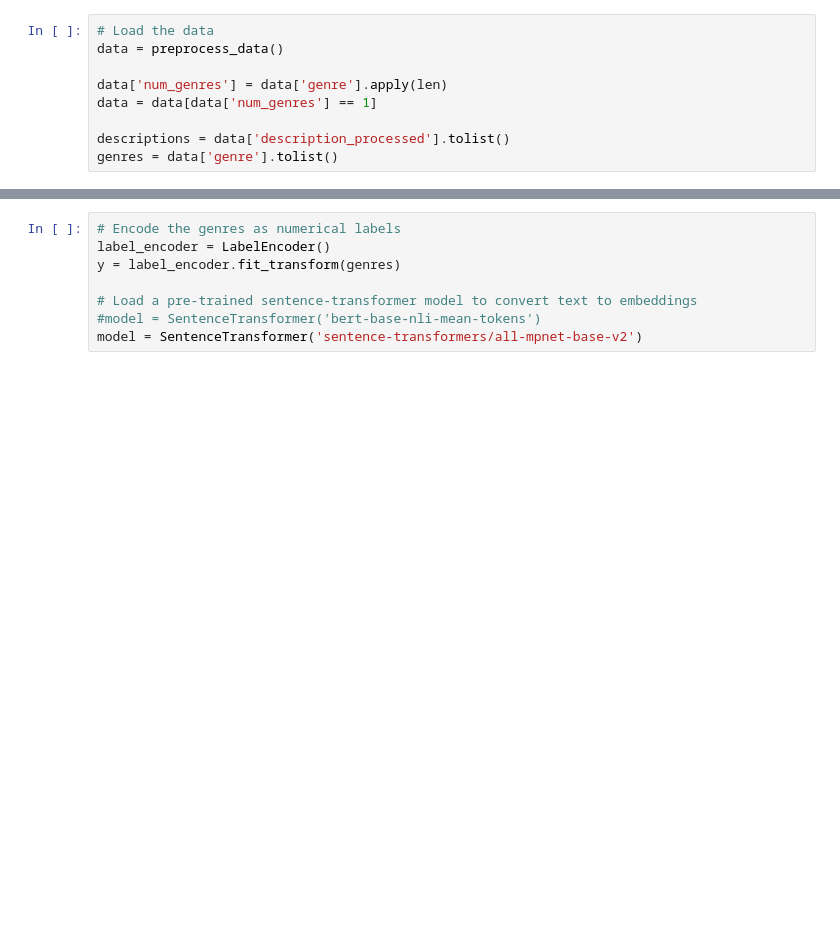
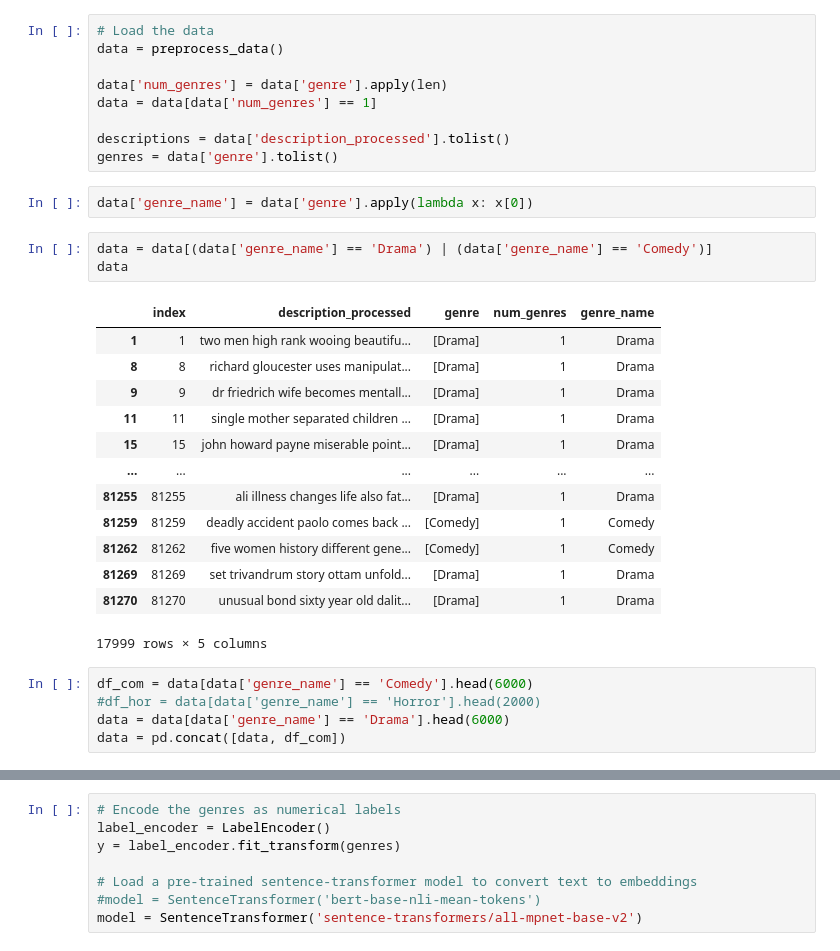
Before and after one commit to yarden4998/DataAnalysisAndVisualizationProject, a Jupyter notebook: dataanalysisvisualizationfiles/code/ANN_as_clustering.ipynb, the cells around one changed output, grey strips where cells are left out. Cells and saved outputs as stored; diff of their text form; blank space fills up the shorter version.

```diff
--- a/dataanalysisvisualizationfiles/code/ANN_as_clustering.ipynb
+++ b/dataanalysisvisualizationfiles/code/ANN_as_clustering.ipynb
@@ -22,3 +23,27 @@ data = data[data['num_genres'] == 1]
 
 descriptions = data['description_processed'].tolist()
 genres = data['genre'].tolist()
+# %%
+data['genre_name'] = data['genre'].apply(lambda x: x[0])
+# %%
+data = data[(data['genre_name'] == 'Drama') | (data['genre_name'] == 'Comedy')]
+data
+# %% [output]
+|  | index | description_processed | genre | num_genres | genre_name |
+| 1 | 1 | two men high rank wooing beautifu... | [Drama] | 1 | Drama |
+| 8 | 8 | richard gloucester uses manipulat... | [Drama] | 1 | Drama |
+| 9 | 9 | dr friedrich wife becomes mentall... | [Drama] | 1 | Drama |
+| 11 | 11 | single mother separated children ... | [Drama] | 1 | Drama |
+| 15 | 15 | john howard payne miserable point... | [Drama] | 1 | Drama |
+| ... | ... | ... | ... | ... | ... |
+| 81255 | 81255 | ali illness changes life also fat... | [Drama] | 1 | Drama |
+| 81259 | 81259 | deadly accident paolo comes back ... | [Comedy] | 1 | Comedy |
+| 81262 | 81262 | five women history different gene... | [Comedy] | 1 | Comedy |
+| 81269 | 81269 | set trivandrum story ottam unfold... | [Drama] | 1 | Drama |
+| 81270 | 81270 | unusual bond sixty year old dalit... | [Drama] | 1 | Drama |
+17999 rows × 5 columns
+# %%
+df_com = data[data['genre_name'] == 'Comedy'].head(6000)
+#df_hor = data[data['genre_name'] == 'Horror'].head(2000)
+data = data[data['genre_name'] == 'Drama'].head(6000)
+data = pd.concat([data, df_com])
```
Also changed, not shown: parts of 15 cells of this notebook.
